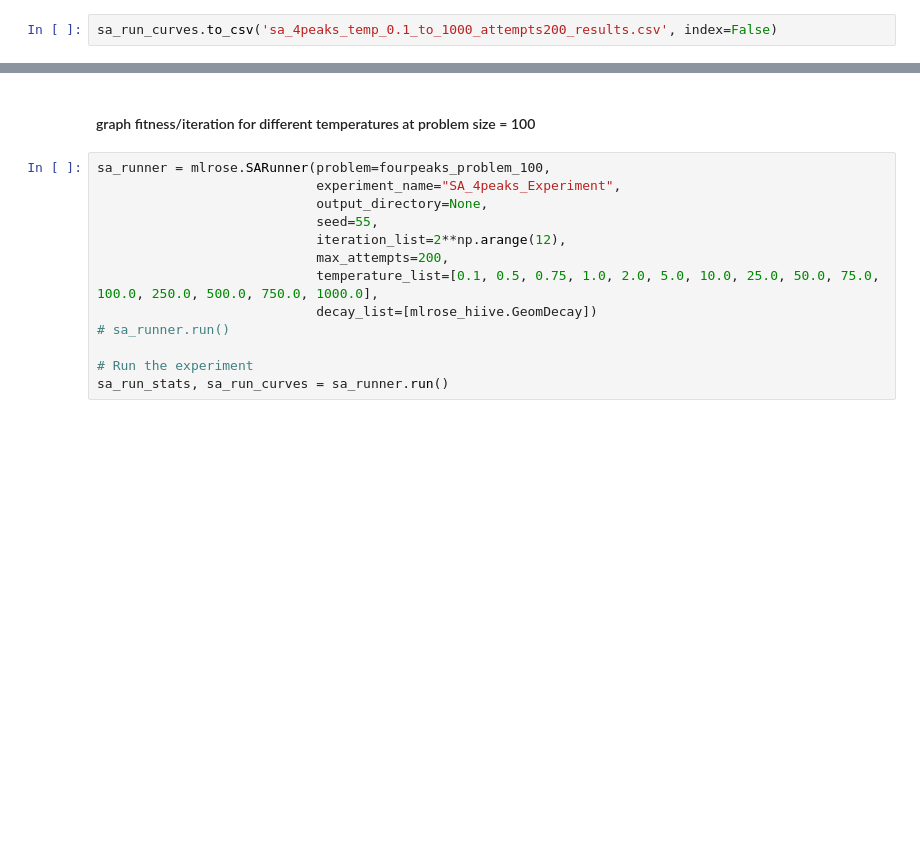
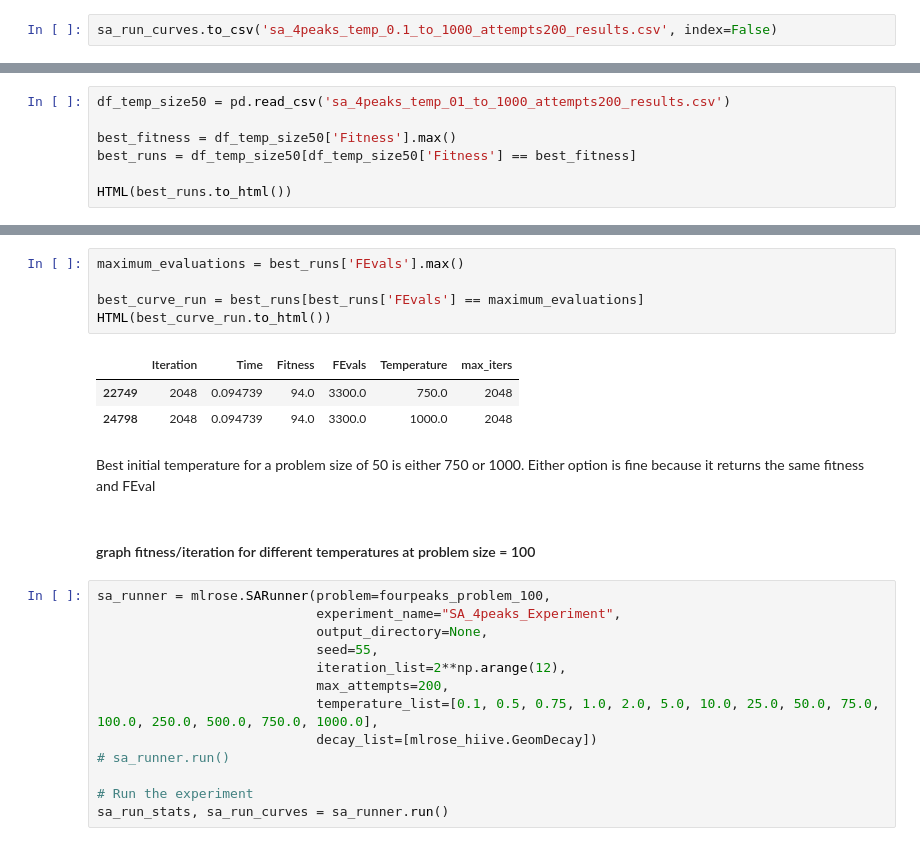
Before and after one commit to melodyyu/cs7641-a2-optimization, a Jupyter notebook: 4peaks_optimization.ipynb, the cells around one changed output, grey strips where cells are left out. Saved outputs shown, nothing was run; the diff lists cells and outputs as text; blank space fills up the shorter version.

```diff
--- a/4peaks_optimization.ipynb
+++ b/4peaks_optimization.ipynb
@@ -642,0 +649,7 @@ sa_run_curves.to_csv('sa_4peaks_temp_0.1_to_1000_attempts200_results.csv', index
+# %%
+df_temp_size50 = pd.read_csv('sa_4peaks_temp_01_to_1000_attempts200_results.csv')
+
+best_fitness = df_temp_size50['Fitness'].max()
+best_runs = df_temp_size50[df_temp_size50['Fitness'] == best_fitness]
+
+HTML(best_runs.to_html())
@@ -643,3 +658,14 @@ sa_run_curves.to_csv('sa_4peaks_temp_0.1_to_1000_attempts200_results.csv', index
+# %%
+maximum_evaluations = best_runs['FEvals'].max()
+
+best_curve_run = best_runs[best_runs['FEvals'] == maximum_evaluations]
+HTML(best_curve_run.to_html())
+# %% [output]
+|  | Iteration | Time | Fitness | FEvals | Temperature | max_iters |
+| 22749 | 2048 | 0.094739 | 94.0 | 3300.0 | 750.0 | 2048 |
+| 24798 | 2048 | 0.094739 | 94.0 | 3300.0 | 1000.0 | 2048 |
+# %% [markdown]
+Best initial temperature for a problem size of 50 is either 750 or 1000. Either option is fine because it returns the same fitness and FEval
 # %% [markdown]
 #### graph fitness/iteration for different temperatures at problem size = 100
 # %%
```
Also changed, not shown: parts of 10 cells of this notebook.
